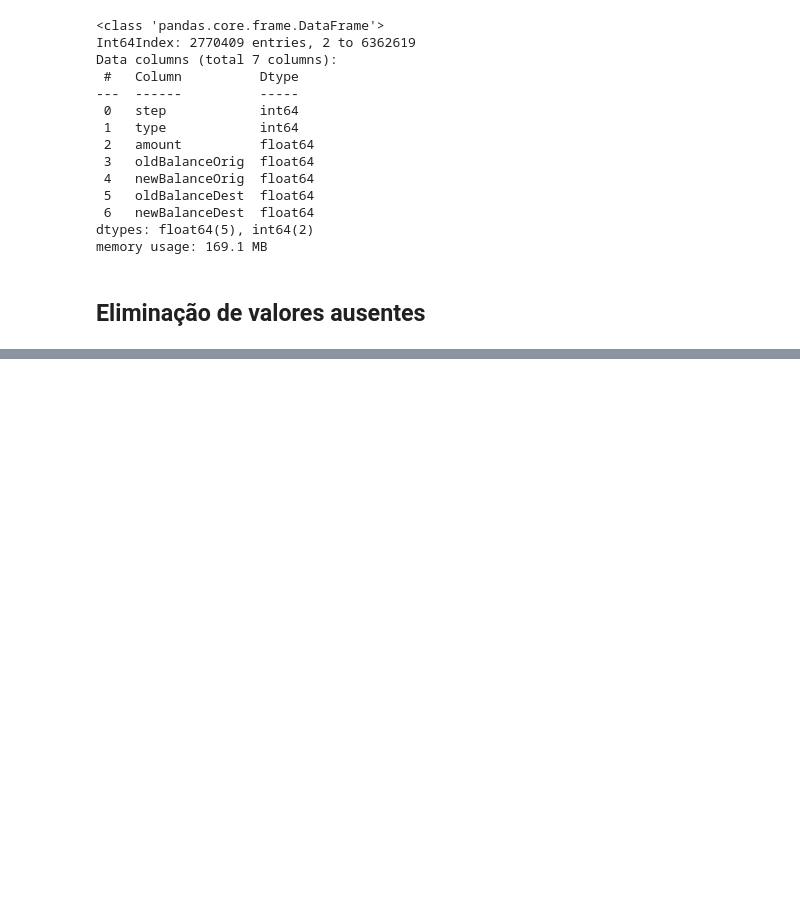
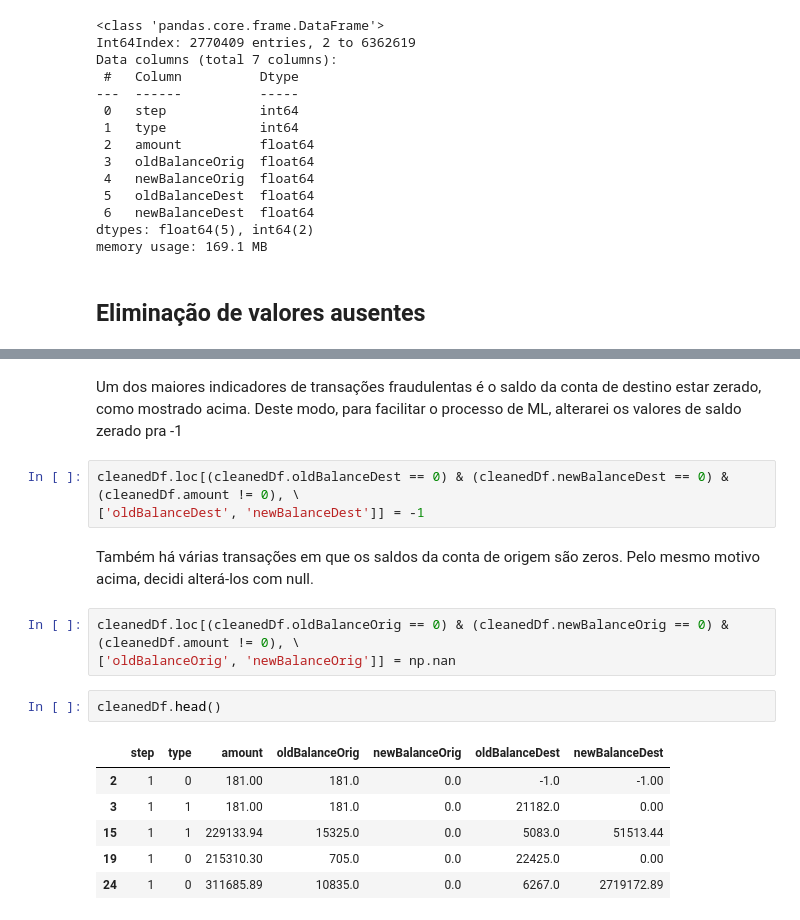
Before and after one commit to victormazevedo/predict-financial-fraud, a Jupyter notebook: Predict_Financial_Fraud.ipynb, the cells around one changed output, grey strips where cells are left out. Drawn from its saved outputs; the diff is of its cells as text; blank space fills up the shorter version.

```diff
--- a/Predict_Financial_Fraud.ipynb
+++ b/Predict_Financial_Fraud.ipynb
@@ -300,0 +309,19 @@ A porcentagem de transações fraudulentas com 'oldBalanceDest' = 'newBalanceDes
+# %% [markdown]
+Um dos maiores indicadores de transações fraudulentas é o saldo da conta de destino estar zerado, como mostrado acima. Deste modo, para facilitar o processo de ML, alterarei os valores de saldo zerado pra -1
+# %%
+cleanedDf.loc[(cleanedDf.oldBalanceDest == 0) & (cleanedDf.newBalanceDest == 0) & (cleanedDf.amount != 0), \
+['oldBalanceDest', 'newBalanceDest']] = -1
+# %% [markdown]
+Também há várias transações em que os saldos da conta de origem são zeros. Pelo mesmo motivo acima, decidi alterá-los com null.
+# %%
+cleanedDf.loc[(cleanedDf.oldBalanceOrig == 0) & (cleanedDf.newBalanceOrig == 0) & (cleanedDf.amount != 0), \
+['oldBalanceOrig', 'newBalanceOrig']] = np.nan
+# %%
+cleanedDf.head()
+# %% [output]
+|  | step | type | amount | oldBalanceOrig | newBalanceOrig | oldBalanceDest | newBalanceDest |
+| 2 | 1 | 0 | 181.00 | 181.0 | 0.0 | -1.0 | -1.00 |
+| 3 | 1 | 1 | 181.00 | 181.0 | 0.0 | 21182.0 | 0.00 |
+| 15 | 1 | 1 | 229133.94 | 15325.0 | 0.0 | 5083.0 | 51513.44 |
+| 19 | 1 | 0 | 215310.30 | 705.0 | 0.0 | 22425.0 | 0.00 |
+| 24 | 1 | 0 | 311685.89 | 10835.0 | 0.0 | 6267.0 | 2719172.89 |
```
Also changed, not shown: parts of 3 cells of this notebook.
